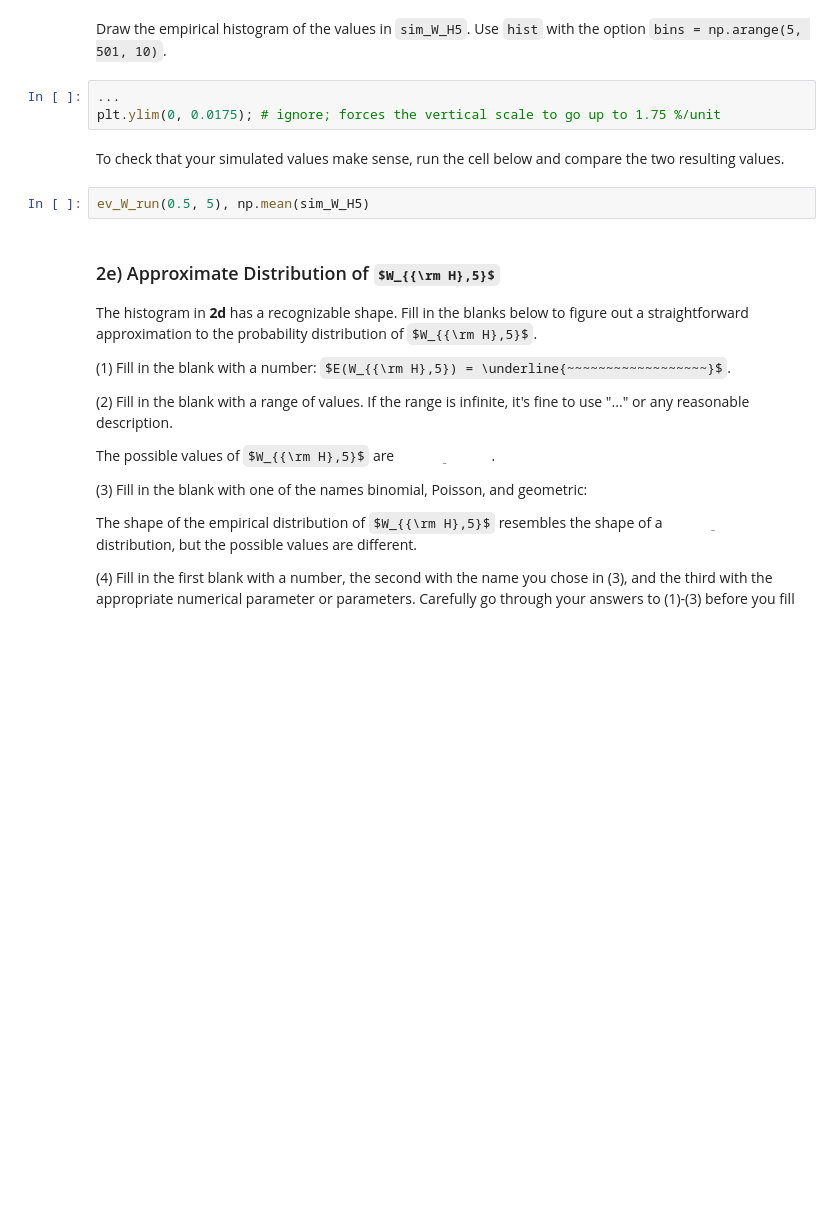
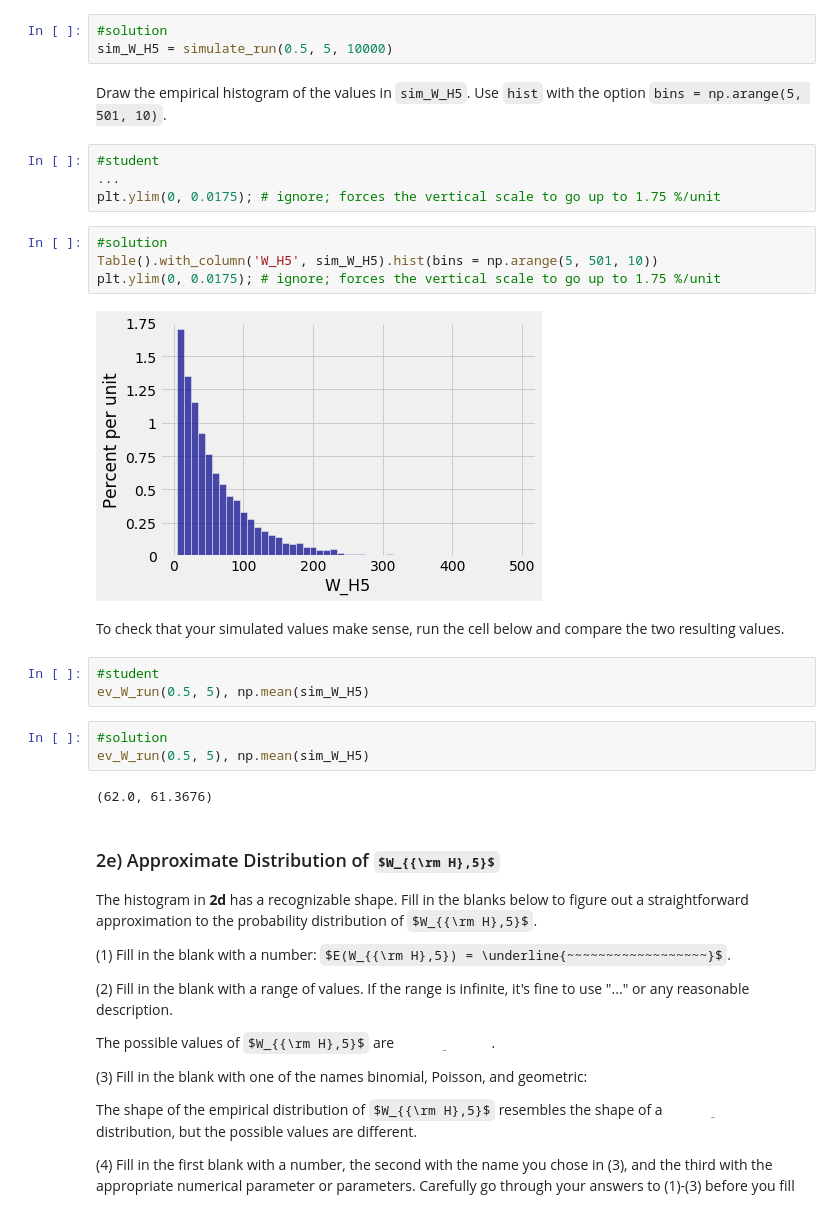
Before and after one commit to prob140/materials-fa21, a Jupyter notebook: lab/Lab_03.ipynb, the cells around one changed output. Drawn from its saved outputs; the diff is of its cells as text; some formulas as TeX source; blank space fills up the shorter version.

```diff
--- a/lab/Lab_03.ipynb
+++ b/lab/Lab_03.ipynb
@@ -359,13 +515,29 @@ Create an array `sim_W_H5` consisting of 10,000 independent simulated values of
 ...
+# %%
+#solution
+sim_W_H5 = simulate_run(0.5, 5, 10000)
 # %% [markdown]
 Draw the empirical histogram of the values in `sim_W_H5`. Use `hist` with the option `bins = np.arange(5, 501, 10)`.
 # %%
+#student
 ...
 plt.ylim(0, 0.0175); # ignore; forces the vertical scale to go up to 1.75 %/unit
+# %%
+#solution
+Table().with_column('W_H5', sim_W_H5).hist(bins = np.arange(5, 501, 10))
+plt.ylim(0, 0.0175); # ignore; forces the vertical scale to go up to 1.75 %/unit
+# %% [output]
+[figure, added]
 # %% [markdown]
 To check that your simulated values make sense, run the cell below and compare the two resulting values.
 # %%
+#student
 ev_W_run(0.5, 5), np.mean(sim_W_H5)
+# %%
+#solution
+ev_W_run(0.5, 5), np.mean(sim_W_H5)
+# %% [output]
+(62.0, 61.3676)
 # %% [markdown]
 ### 2e) Approximate Distribution of $W_{{\rm H},5}$ ###
 
```
Also changed, not shown: parts of 76 cells of this notebook.
